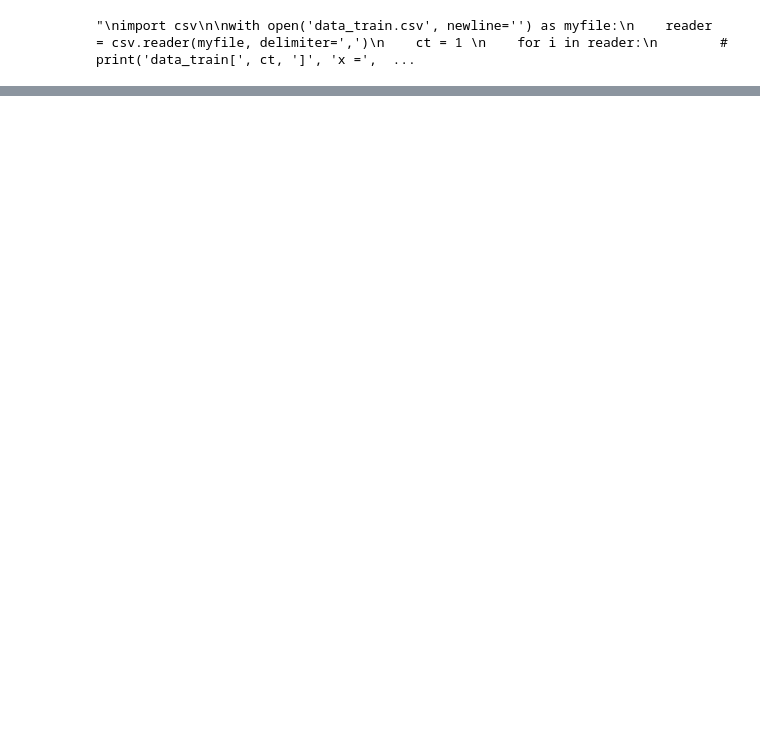
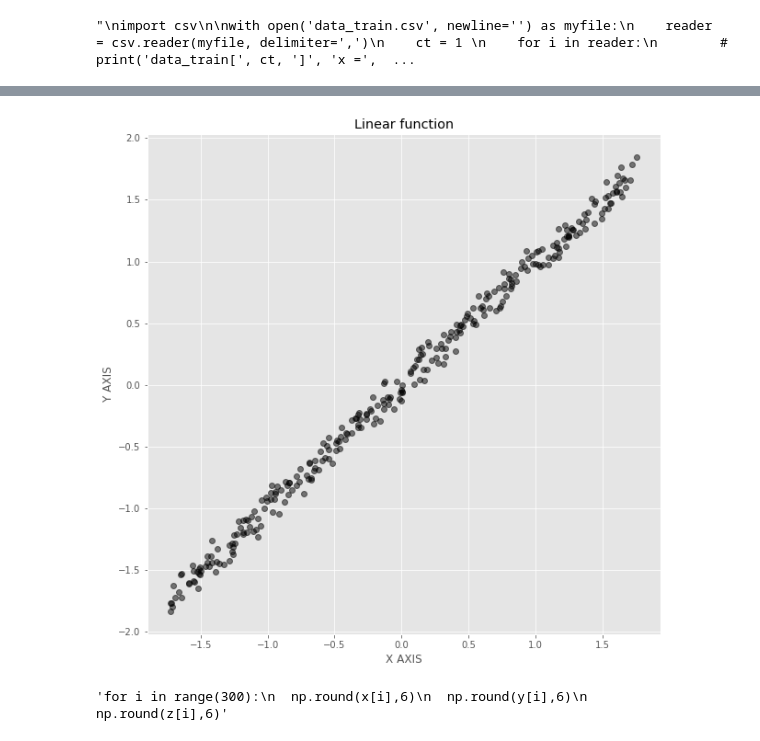
Before and after one commit to YangTaeSung/CAU-MachineLearning, a Jupyter notebook: assignment04.ipynb, the cells around one changed output, grey strips where cells are left out. Cells and saved outputs as stored; diff of their text form; code cells hidden in the pictures; blank space fills up the shorter version.

```diff
--- a/assignment04.ipynb
+++ b/assignment04.ipynb
@@ -39,0 +78,79 @@ df.head()
+# %%
+"""import csv
+
+x_train = []
+y_train = []
+z_train = []
+h_train = []
+
+x_test = []
+y_test = []
+z_test = []
+h_test = []
+
+
+with open('data_train.csv', newline='') as myfile:
+    reader  = csv.reader(myfile, delimiter=',')
+    ct = 1
+    for i in reader:
+        x_train.append(i[0])
+        y_train.append(i[1])
+        z_train.append(i[2])
+        h_train.append(i[3])
+        # print('[', ct, ']', 'x =', i[0], ', y = ', i[1], ', z = ', i[2], ', h = ', i[3])
+        ct += 1
+
+with open('data_test.csv', newline='') as myfile:
+    reader  = csv.reader(myfile, delimiter=',')
+    ct = 1
+    for i in reader:
+        x_test.append(i[0])
+        y_test.append(i[1])
+        z_test.append(i[2])
+        h_test.append(i[3])
+        # print('[', ct, ']', 'x =', i[0], ', y = ', i[1], ', z = ', i[2], ', h = ', i[3])
+        ct += 1
+
+x_train = np.array(x_train)
+y_train = np.array(y_train)
+z_train = np.array(z_train)
+h_train = np.array(h_train)
+x_test = np.array(x_test)
+y_test = np.array(y_test)
+z_test = np.array(z_test)
+h_test = np.array(h_test)
+"""
+"""
+path = "data_train.csv"
+data = np.genfromtxt(path, delimiter=',')
+
+x_train = data[:, 0]
+y_train = data[:, 1]
+z_train = data[:, 2]
+h_train = data[:, 3]
+"""
+"""from sklearn.preprocessing import StandardScaler
+sc = StandardScaler()
+x_train = sc.fit_transform(x_train)
+y_train = sc.fit_transform(y_train)
+z_train = sc.fit_transform(z_train)
+"""
+
+plt.figure(figsize=(10, 10)) # 그래프 사이즈 조절
+plt.title('Linear function')
+plt.xlabel('X AXIS')
+plt.ylabel('Y AXIS')
+plt.plot(x, y, 'o', c = 'black', alpha = 0.5)
+plt.show()
+
+#x.round(5)
+#y.round(5)
+#z.round(5)
+#h.round(5)
+"""for i in range(300):
+  np.round(x[i],6)
+  np.round(y[i],6)
+  np.round(z[i],6)"""
+# %% [output]
+[figure, added]
+'for i in range(300):\n  np.round(x[i],6)\n  np.round(y[i],6)\n  np.round(z[i],6)'
```
Also changed, not shown: parts of 11 cells of this notebook.
